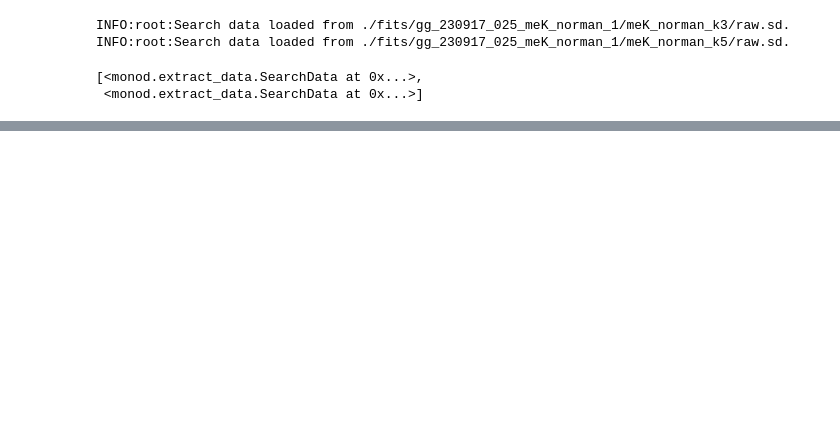
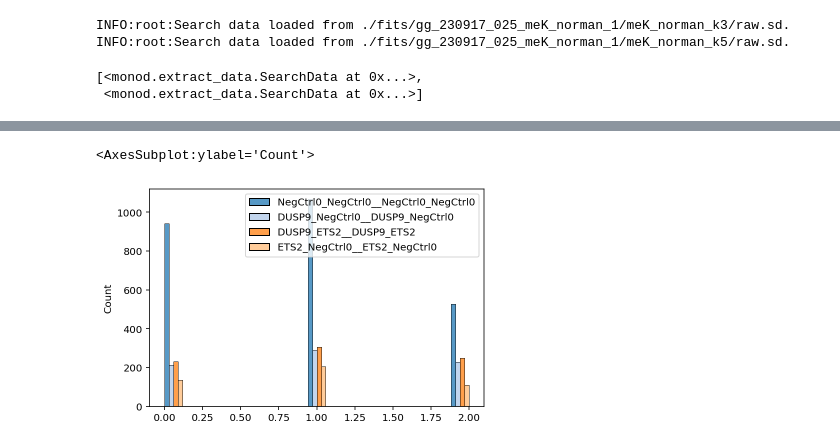
Before and after one commit to tarachari3/perturbCME, a Jupyter notebook: notebooks/20230915_meKMeans_norman.ipynb, the cells around one changed output, grey strips where cells are left out. Drawn from its saved outputs; the diff is of its cells as text; code cells hidden in the pictures; blank space fills up the shorter version.

Commit message:
check resistant clusters

```diff
--- a/notebooks/20230915_meKMeans_norman.ipynb
+++ b/notebooks/20230915_meKMeans_norman.ipynb
@@ -924,0 +890,10 @@ sns.histplot(x=labels,hue=all_assigns,palette='tab20',multiple='dodge')
+# %%
+new_S = search_data.layers[0,:,:]
+S_t = new_S.T
+tots = np.sum(S_t,axis=1)
+divids = (1e4/tots)[:,None]
+S_t = S_t*divids
+S_t = np.log1p(S_t)
+
+kmeans = KMeans(n_clusters=3, random_state=0).fit(S_t)
+labs = kmeans.labels_
@@ -924,0 +910,5 @@ sns.histplot(x=labels,hue=all_assigns,palette='tab20',multiple='dodge')
+# %%
+sns.histplot(x=labs,hue=all_assigns,palette='tab20',multiple='dodge')
+# %% [output]
+<AxesSubplot:ylabel='Count'>
+[figure, added]
```
Also changed, not shown: parts of 75 cells of this notebook, 2 other files.
